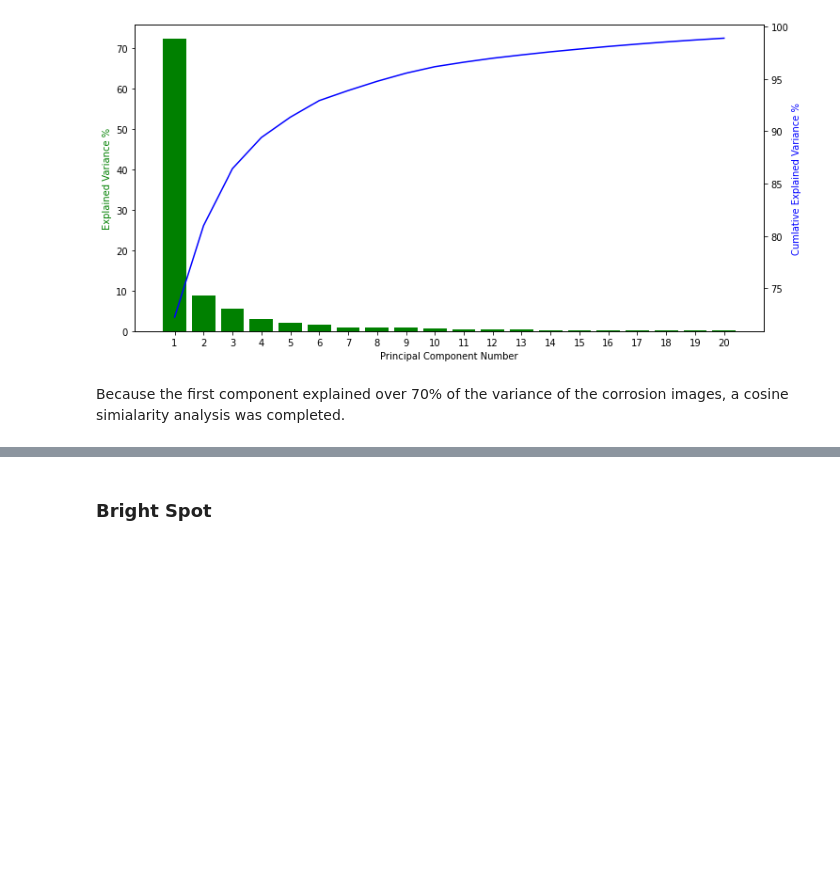
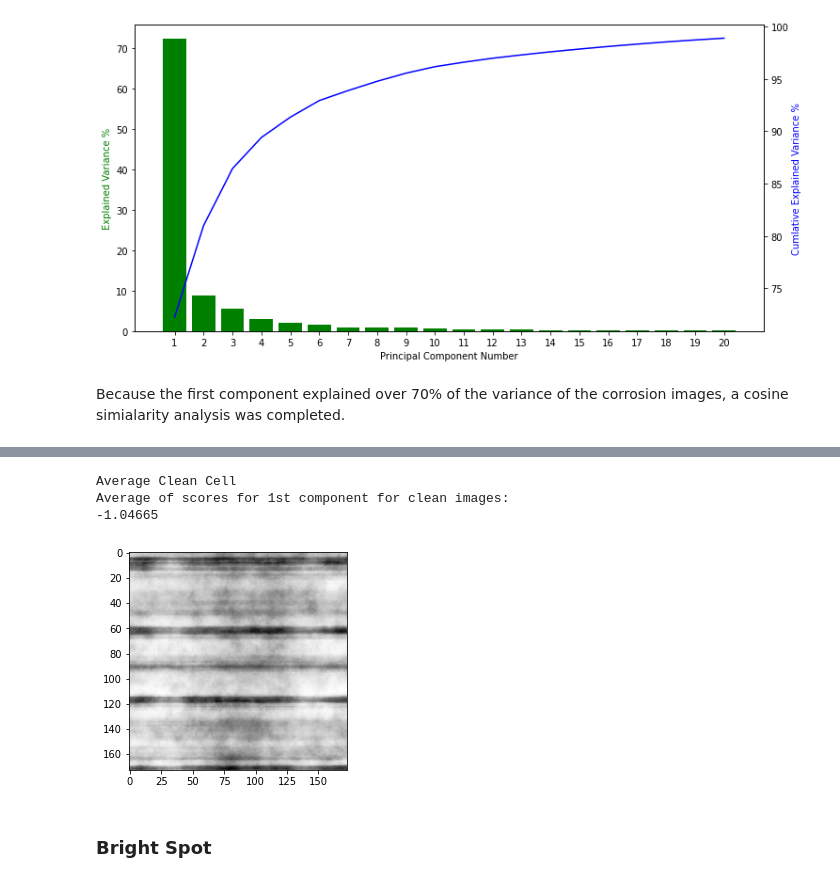
Before and after one commit to atox120/w281_finalproject_solascan, a Jupyter notebook: notebooks/main.ipynb, the cells around one changed output, grey strips where cells are left out. Saved outputs shown, nothing was run; the diff lists cells and outputs as text; code cells hidden in the pictures; blank space fills up the shorter version.

```diff
--- a/notebooks/main.ipynb
+++ b/notebooks/main.ipynb
@@ -189,3 +213,16 @@ Because the first component explained over 70% of the variance of the corrosion
+# %%
+# Calculate the average of all images within each category.
+average_clean = np.mean(clean[-1].images, axis=0)
+print('Average Clean Cell')
+plt.imshow(average_clean, cmap='Greys_r')
+
+print("Average of scores for 1st component for clean images:")
+print(round(np.mean(sim_scores_clean),5))
+# %% [output]
+Average Clean Cell
+Average of scores for 1st component for clean images:
+-1.04665
+[figure, added]
 # %% [markdown]
 ### Bright Spot
 # %% [markdown]
```
Also changed, not shown: parts of 10 cells of this notebook.
